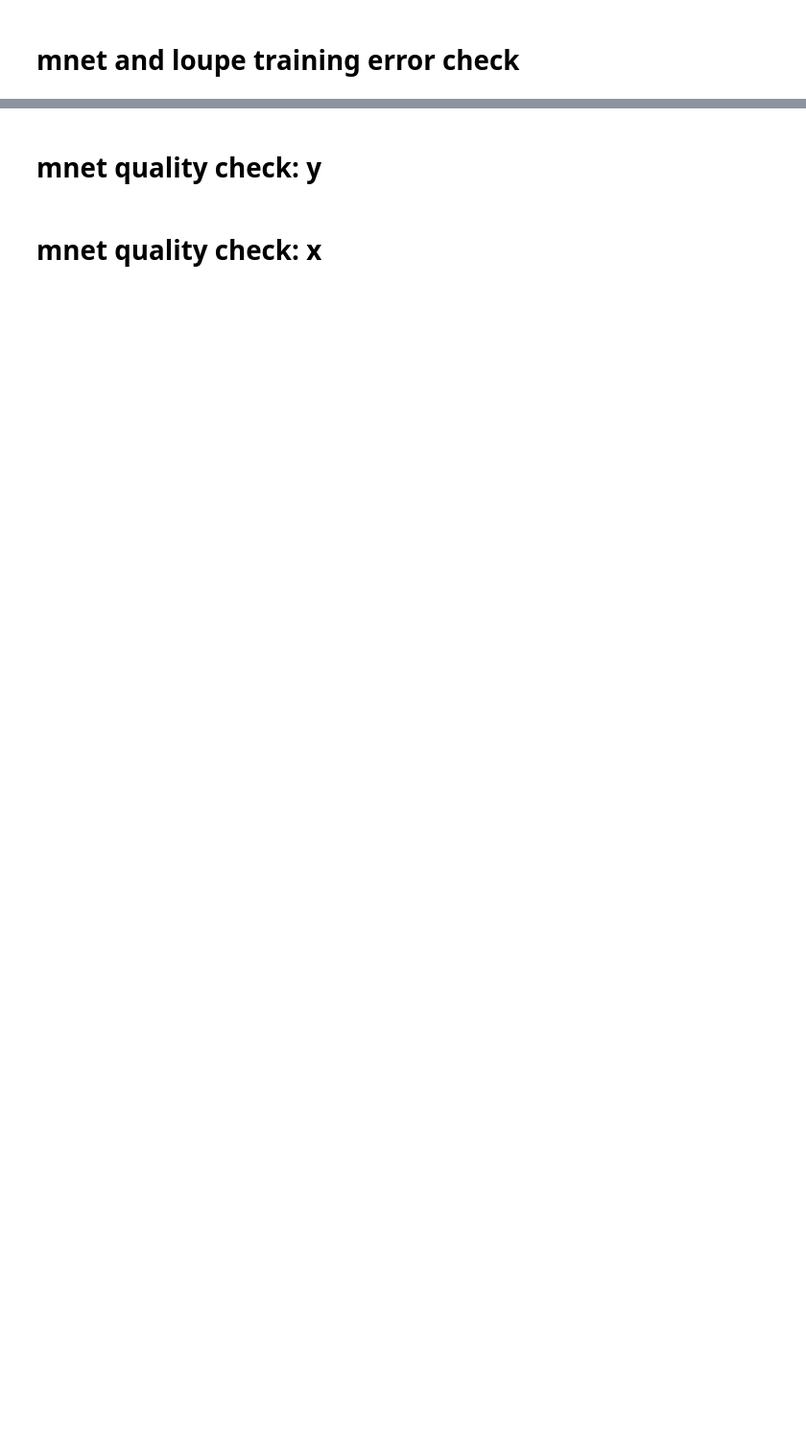
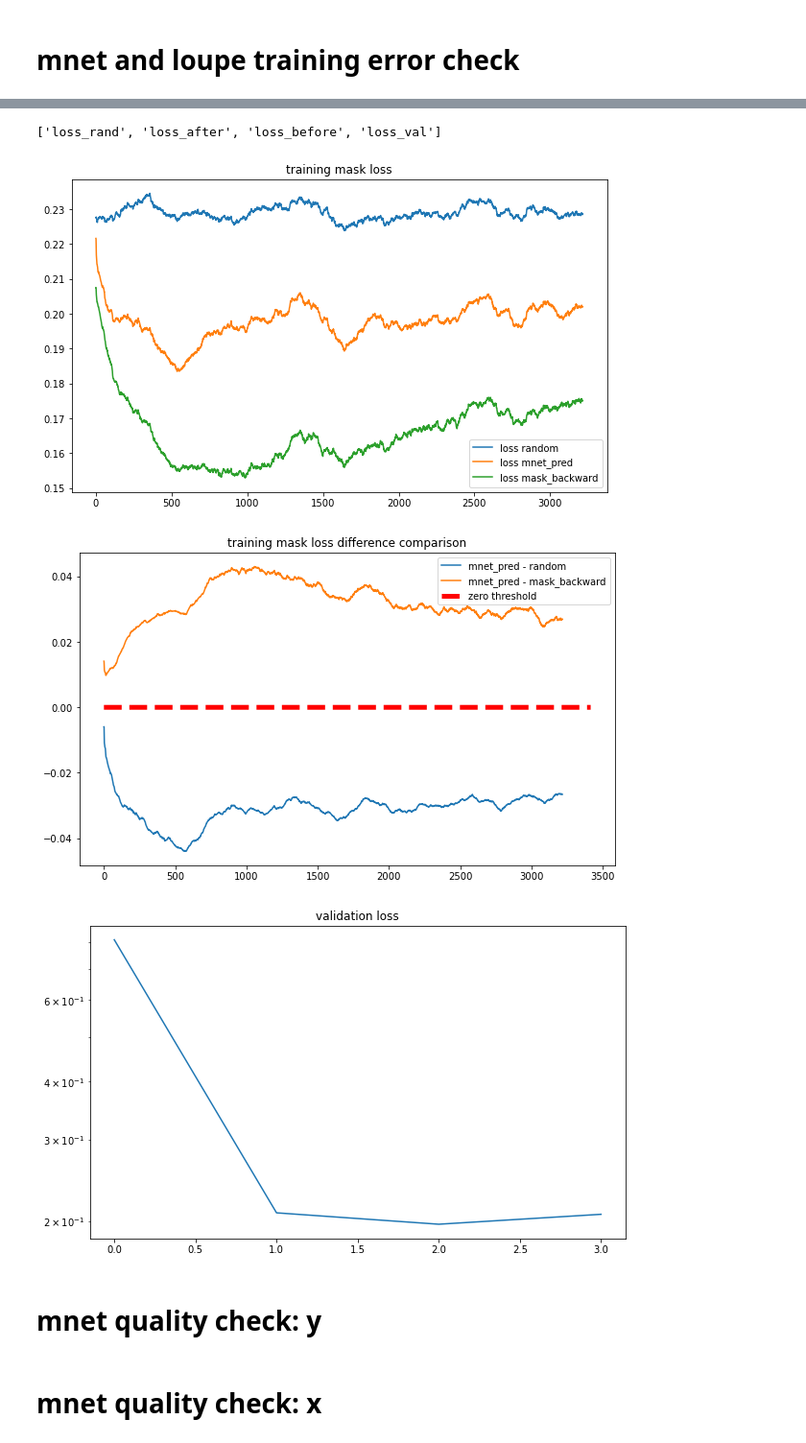
Before and after one commit to zhishenhuang/mri, a Jupyter notebook: demo.ipynb, the cells around one changed output, grey strips where cells are left out. Shown at 96% size. Saved outputs shown, nothing was run; the diff lists cells and outputs as text; code cells hidden in the pictures; blank space fills up the shorter version.

```diff
--- a/demo.ipynb
+++ b/demo.ipynb
@@ -595,43 +720,55 @@ print(rec.files)
 # %%
+rec = np.load('/home/huangz78/checkpoints/alternating_update_error_track_8fold_unet_in_chan_1.npz')
+print(rec.files)
+# loss_vals = list(rec['loss_val'])
+# loss_vals.append(0.10742834150791167)
+# print(loss_vals)
+
 figsize=(10,6)
 window = 200
+burn = 0
+loss_rand   = rec['loss_rand'][burn:]
+loss_before = rec['loss_before'][burn:]
+loss_after  = rec['loss_after'][burn:]
 
-loss_rand   = rec['loss_rand']
-loss_before = rec['loss_before']
-loss_after  = rec['loss_after']
-
-binds = np.logical_and((loss_before!=np.inf),(loss_before!=np.nan))
-ainds = np.logical_and((loss_after!=np.inf),(loss_after!=np.nan))
-inds  = np.logical_and(binds,ainds)
+binds = np.logical_and((loss_before!=np.inf) , np.logical_not(np.isnan(loss_before)))
+ainds = np.logical_and((loss_after !=np.inf) , np.logical_not(np.isnan(loss_after )))
+rinds = np.logical_and((loss_rand  !=np.inf) , np.logical_not(np.isnan(loss_rand  )))
+inds  = np.logical_and(np.logical_and(binds,ainds),rinds)
 
 plt.figure(figsize=figsize)
 plt.plot(rolling_mean(loss_rand[inds]  ,window), label='loss random')
 plt.plot(rolling_mean(loss_before[inds],window), label='loss mnet_pred')
 plt.plot(rolling_mean(loss_after[inds] ,window), label='loss mask_backward')
 plt.title('training mask loss')
 # plt.xscale('log')
 # plt.yscale('log')
 plt.legend(loc='best')
 plt.show()
 
 
 plt.figure(figsize=figsize)
 plt.plot(rolling_mean(loss_before[inds] - loss_rand[inds] , window), label='mnet_pred - random')
 plt.plot(rolling_mean(loss_before[inds] - loss_after[inds], window), label='mnet_pred - mask_backward')
 zero_line = np.zeros((len(loss_rand[inds])))
 plt.plot(zero_line,'--',label='zero threshold',color='r',linewidth=5)
 plt.title('training mask loss difference comparison')
 # plt.xscale('log')
 # plt.yscale('log')
 plt.legend(loc='best')
 plt.show()
 
 plt.figure(figsize=figsize)
 plt.plot(rec['loss_val'])
 plt.title('validation loss')
 # plt.xscale('log')
 plt.yscale('log')
 plt.show()
+# %% [output]
+['loss_rand', 'loss_after', 'loss_before', 'loss_val']
+[figure, added]
+[figure, added]
+[figure, added]
 # %% [markdown]
 # mnet quality check: y
 # %%
```
Also changed, not shown: parts of 9 cells of this notebook, 1 other file.
